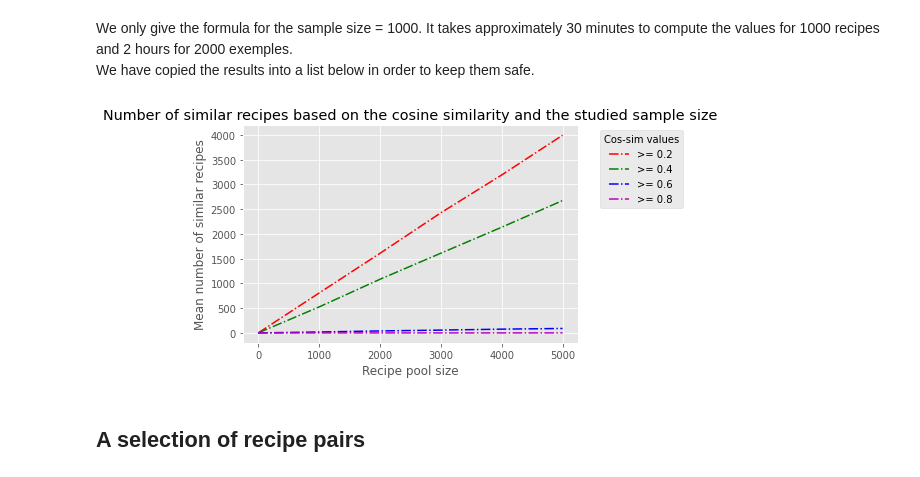
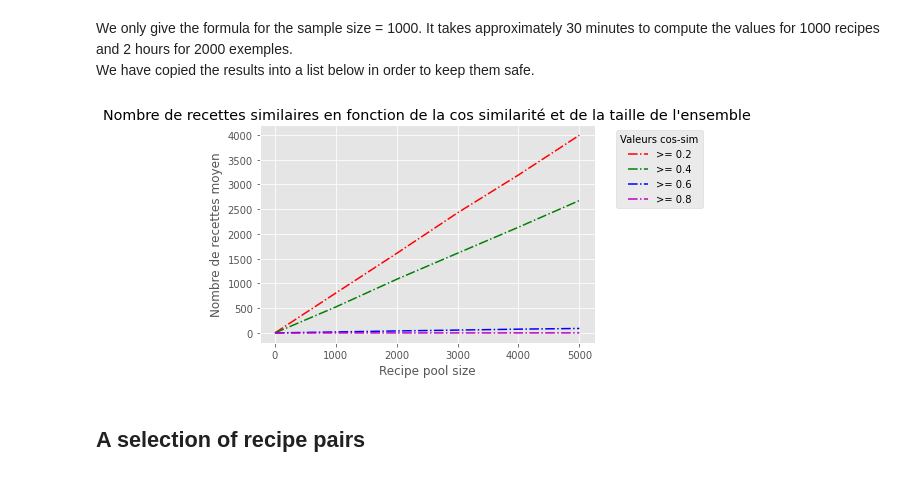
Before and after one commit to almehdiKrisni/Projet-RI-Recreation-Papier-Scientifique, a Jupyter notebook: dataAnalysis.ipynb, the cells around one changed output. Drawn from its saved outputs; the diff is of its cells as text; code cells hidden in the pictures.

```diff
--- a/dataAnalysis.ipynb
+++ b/dataAnalysis.ipynb
@@ -146,18 +231,18 @@ sizecos6values = [0] + [int(cos6values[i] * (i * 1000)) for i in range(1, len(xl
 sizecos8values = [0] + [int(cos8values[i] * (i * 1000)) for i in range(1, len(xlabels))]
 # %%
 # Ploting the evolution of the number of similar recipes based on the size of the sample and the shared cosine similarity
-plt.title("Number of similar recipes based on the cosine similarity and the studied sample size")
+plt.title("Nombre de recettes similaires en fonction de la cos similarité et de la taille de l'ensemble")
 plt.plot(xlabels, sizecos2values, "r-.", label=">= 0.2")
 plt.plot(xlabels, sizecos4values, "g-.", label=">= 0.4")
 plt.plot(xlabels, sizecos6values, "b-.", label=">= 0.6")
 plt.plot(xlabels, sizecos8values, "m-.", label=">= 0.8")
 plt.xlabel("Recipe pool size")
-plt.ylabel("Mean number of similar recipes")
-plt.legend(title="Cos-sim values", bbox_to_anchor=(1.05, 1.0), loc='upper left')
+plt.ylabel("Nombre de recettes moyen")
+plt.legend(title="Valeurs cos-sim", bbox_to_anchor=(1.05, 1.0), loc='upper left')
 plt.savefig('bin/visual/cossim_recipes_odds.png', bbox_inches='tight')
 plt.show()
 # %% [output]
-[figure, old version]
+[figure, new version]
 # %% [markdown]
 ## A selection of recipe pairs
 # %%
```
Also changed, not shown: parts of 16 cells of this notebook, 1 other file.
